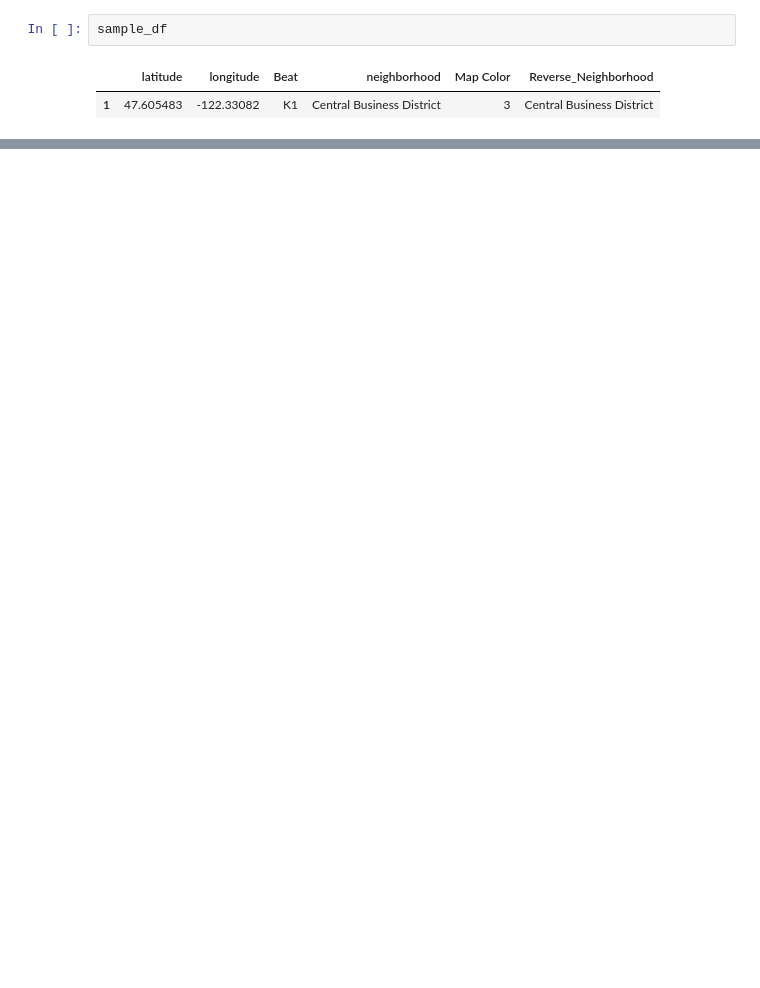
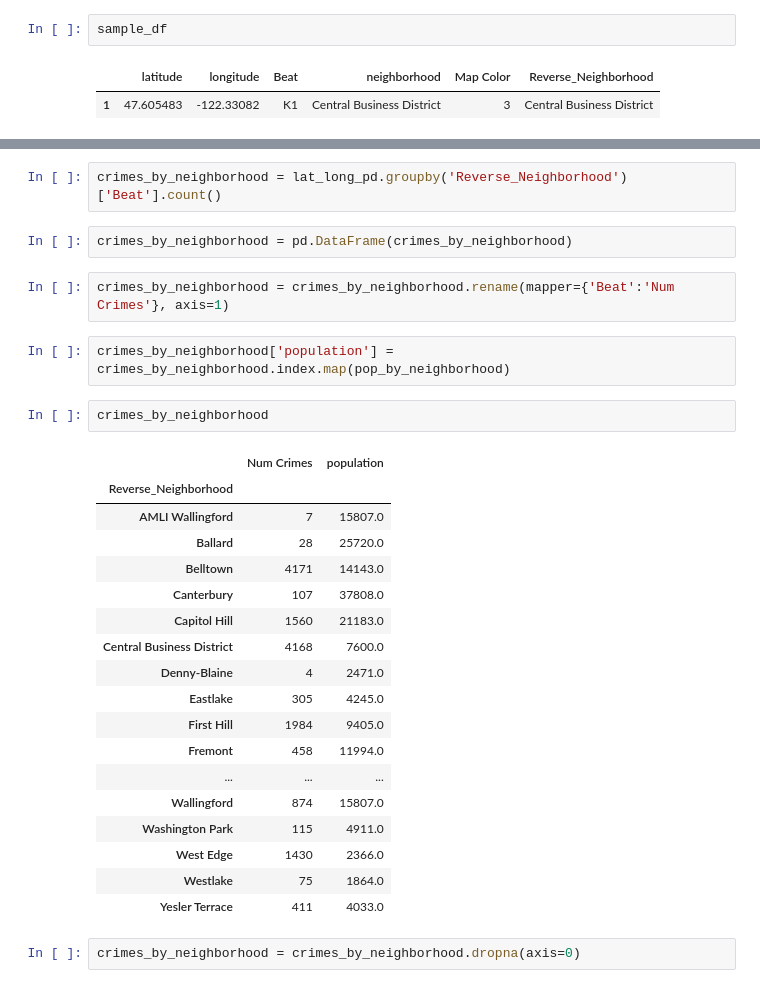
Before and after one commit to manifolded/aggregate-seattle, a Jupyter notebook: Seattle AirBnB Exploration.ipynb, the cells around one changed output, grey strips where cells are left out. Cells and saved outputs as stored; diff of their text form; blank space fills up the shorter version.

Commit message:
feat - Compiled population list and new crime v pop plot

```diff
--- a/Seattle AirBnB Exploration.ipynb
+++ b/Seattle AirBnB Exploration.ipynb
@@ -713,0 +892,31 @@ sample_df
+# %%
+crimes_by_neighborhood = lat_long_pd.groupby('Reverse_Neighborhood')['Beat'].count()
+# %%
+crimes_by_neighborhood = pd.DataFrame(crimes_by_neighborhood)
+# %%
+crimes_by_neighborhood = crimes_by_neighborhood.rename(mapper={'Beat':'Num Crimes'}, axis=1)
+# %%
+crimes_by_neighborhood['population'] = crimes_by_neighborhood.index.map(pop_by_neighborhood)
+# %%
+crimes_by_neighborhood
+# %% [output]
+|  | Num Crimes | population |
+| Reverse_Neighborhood |  |  |
+| AMLI Wallingford | 7 | 15807.0 |
+| Ballard | 28 | 25720.0 |
+| Belltown | 4171 | 14143.0 |
+| Canterbury | 107 | 37808.0 |
+| Capitol Hill | 1560 | 21183.0 |
+| Central Business District | 4168 | 7600.0 |
+| Denny-Blaine | 4 | 2471.0 |
+| Eastlake | 305 | 4245.0 |
+| First Hill | 1984 | 9405.0 |
+| Fremont | 458 | 11994.0 |
+| ... | ... | ... |
+| Wallingford | 874 | 15807.0 |
+| Washington Park | 115 | 4911.0 |
+| West Edge | 1430 | 2366.0 |
+| Westlake | 75 | 1864.0 |
+| Yesler Terrace | 411 | 4033.0 |
+# %%
+crimes_by_neighborhood = crimes_by_neighborhood.dropna(axis=0)
```
Also changed, not shown: parts of 24 cells of this notebook.
